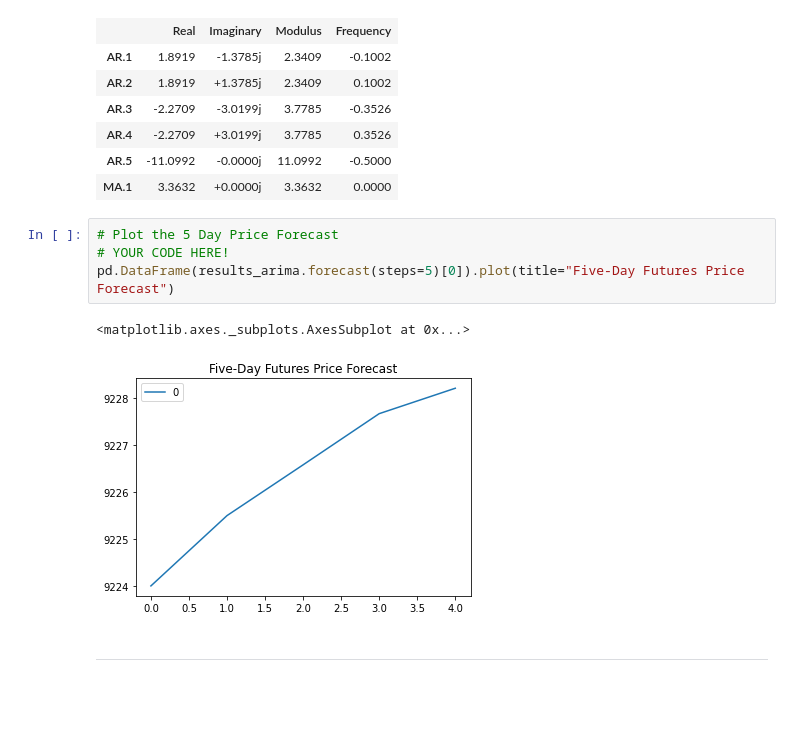
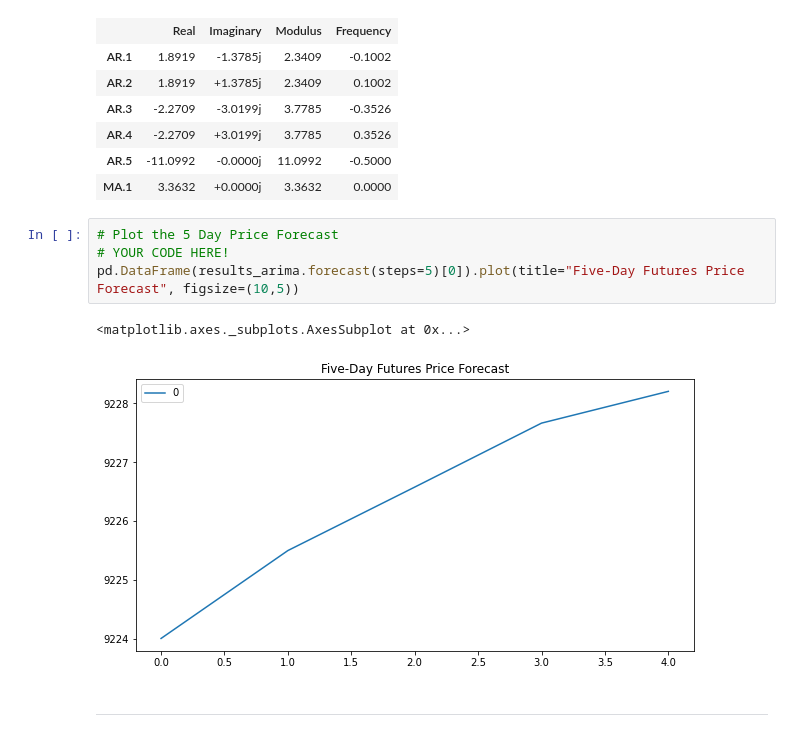
Before and after one commit to andrewjrubi/TimeSeriesHW-Rubi, a Jupyter notebook: time_series_analysis.ipynb, the cells around one changed output. Cells and saved outputs as stored; diff of their text form; blank space fills up the shorter version.

```diff
--- a/time_series_analysis.ipynb
+++ b/time_series_analysis.ipynb
@@ -230,10 +230,10 @@ Roots
 # %%
 # Plot the 5 Day Price Forecast
 # YOUR CODE HERE!
-pd.DataFrame(results_arima.forecast(steps=5)[0]).plot(title="Five-Day Futures Price Forecast")
+pd.DataFrame(results_arima.forecast(steps=5)[0]).plot(title="Five-Day Futures Price Forecast", figsize=(10,5))
 # %% [output]
 <matplotlib.axes._subplots.AxesSubplot at 0x...>
-[figure, old version]
+[figure, new version]
 # %% [markdown]
 ---
 # %% [markdown]
```
Also changed, not shown: parts of 3 cells of this notebook.
